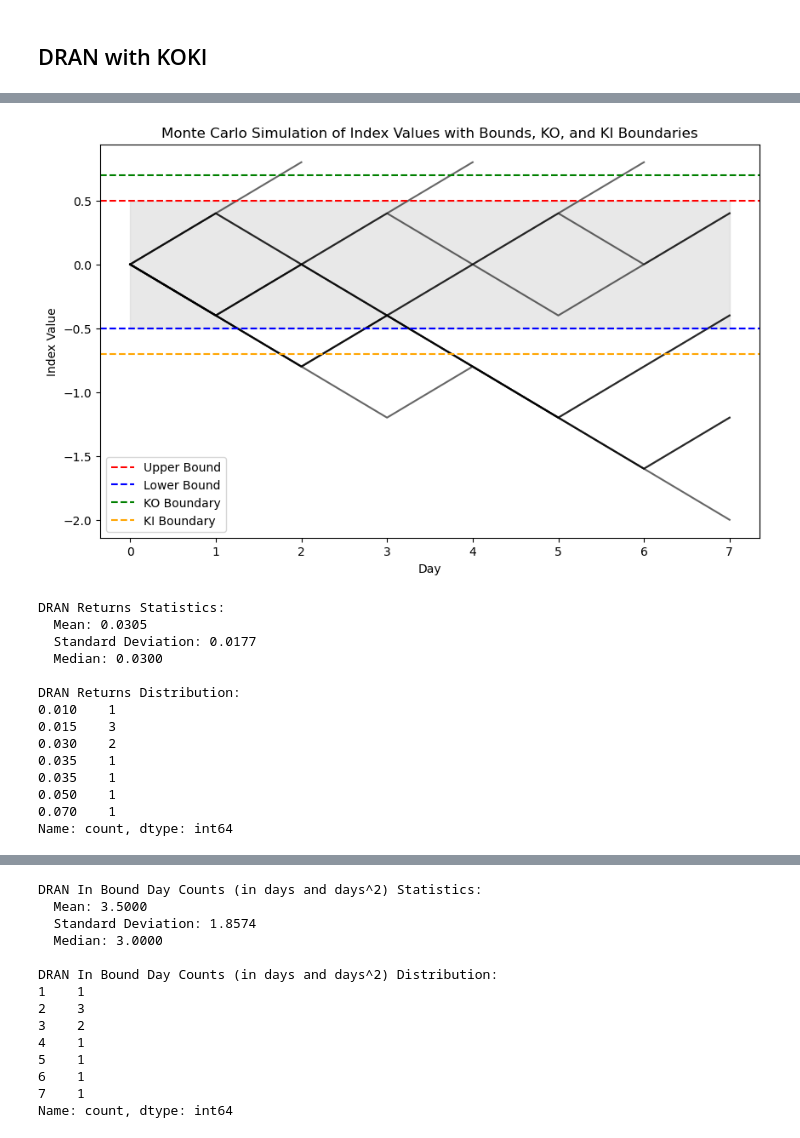
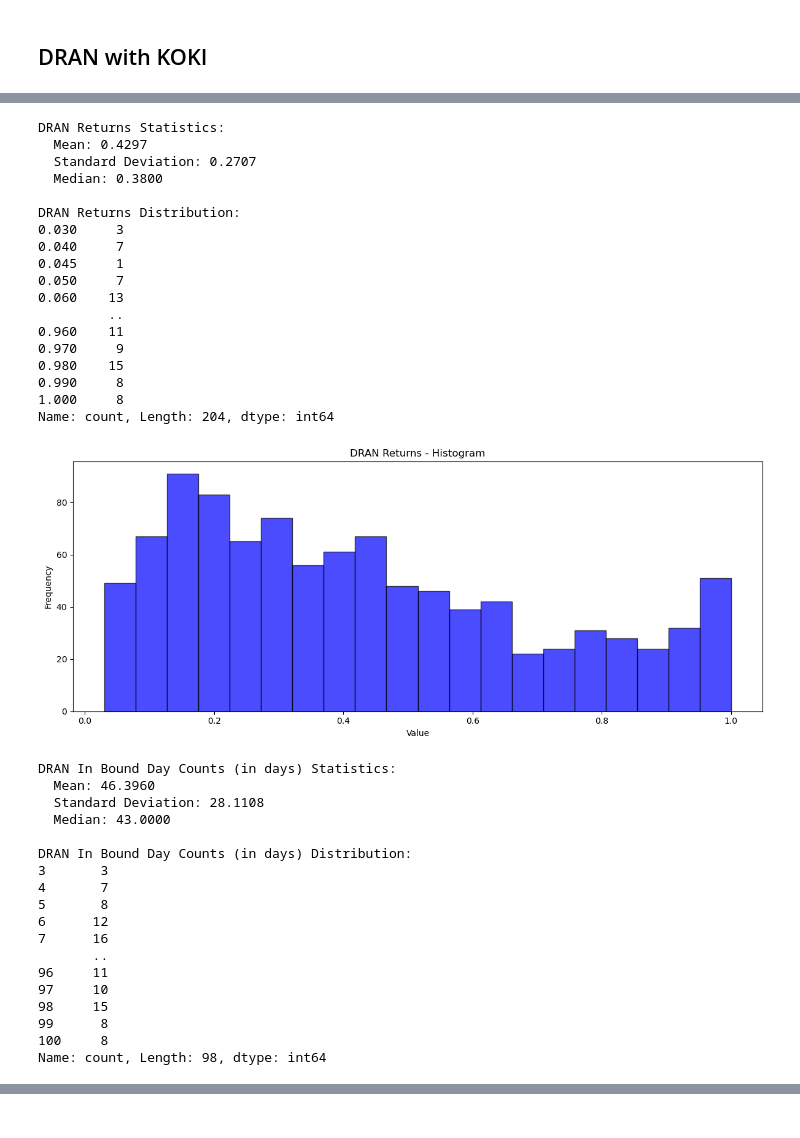
Before and after one commit to minson18/DRAN_withKOKI, a Jupyter notebook: binomial_simulation/main.ipynb, the cells around one changed output, grey strips where cells are left out. Cells and saved outputs as stored; diff of their text form; code cells hidden in the pictures.

```diff
--- a/binomial_simulation/main.ipynb
+++ b/binomial_simulation/main.ipynb
@@ -171,18 +50,16 @@ Name: count, dtype: int64
 params = {
     "annual_coupon_rate": 3.65,
     "par_value": 1000,
-    "total_days": 7,
+    "total_days": 100,
     "index_starting_price": 0,
-    "increase_rate": 0.4,
-    "decrease_rate": -0.4,
+    "increase_rate": 0.1,
+    "decrease_rate": -0.1,
     "upper_bound": 0.5,
     "lower_bound": -0.5,
     "movements_per_day": 1,
     'ko_boundary': 0.7,
     "ki_boundary": -0.7,
     "ki_coupon_rate": 3.65 / 2,
-    "movements_per_day": 1,
+    "movements_per_day": 100,
     "binomial_with_growth": False,
 }
-
-returns, in_bound_day_counts = DRAN_withKOKI_function.mc_DRAN_withKOKI(iterations=100, show_plot = True, **params)
@@ -191,18 +66,40 @@ returns, in_bound_day_counts = DRAN_withKOKI_function.mc_DRAN_withKOKI(iteration
 # %%
-DRAN_withKOKI_function.run_mc_DRAN_withKOKI(10, show_plot=True, summary=True, **params)
+DRAN_withKOKI_function.run_mc_DRAN_withKOKI(1000, show_plot=False, summary=True,**params)
 # %% [output]
+DRAN Returns Statistics:
+  Mean: 0.4297
+  Standard Deviation: 0.2707
+  Median: 0.3800
+
+DRAN Returns Distribution:
+0.030     3
+0.040     7
+0.045     1
+0.050     7
+0.060    13
+         ..
+0.960    11
+0.970     9
+0.980    15
+0.990     8
+1.000     8
+Name: count, Length: 204, dtype: int64
-[figure, old version]
+[figure, new version]
-DRAN Returns Statistics:
-  Mean: 0.0305
-  Standard Deviation: 0.0177
-  Median: 0.0300
-
-DRAN Returns Distribution:
-0.010    1
-0.015    3
-0.030    2
-0.035    1
-0.035    1
-0.050    1
-0.070    1
-Name: count, dtype: int64
+DRAN In Bound Day Counts (in days) Statistics:
+  Mean: 46.3960
+  Standard Deviation: 28.1108
+  Median: 43.0000
+
+DRAN In Bound Day Counts (in days) Distribution:
+3       3
+4       7
+5       8
+6      12
+7      16
+       ..
+96     11
+97     10
+98     15
+99      8
+100     8
+Name: count, Length: 98, dtype: int64
@@ -210,14 +106,0 @@ Name: count, dtype: int64
-DRAN In Bound Day Counts (in days and days^2) Statistics:
-  Mean: 3.5000
-  Standard Deviation: 1.8574
-  Median: 3.0000
-
-DRAN In Bound Day Counts (in days and days^2) Distribution:
-1    1
-2    3
-3    2
-4    1
-5    1
-6    1
-7    1
-Name: count, dtype: int64
```
Also changed, not shown: parts of 24 cells of this notebook, 4 other files.
